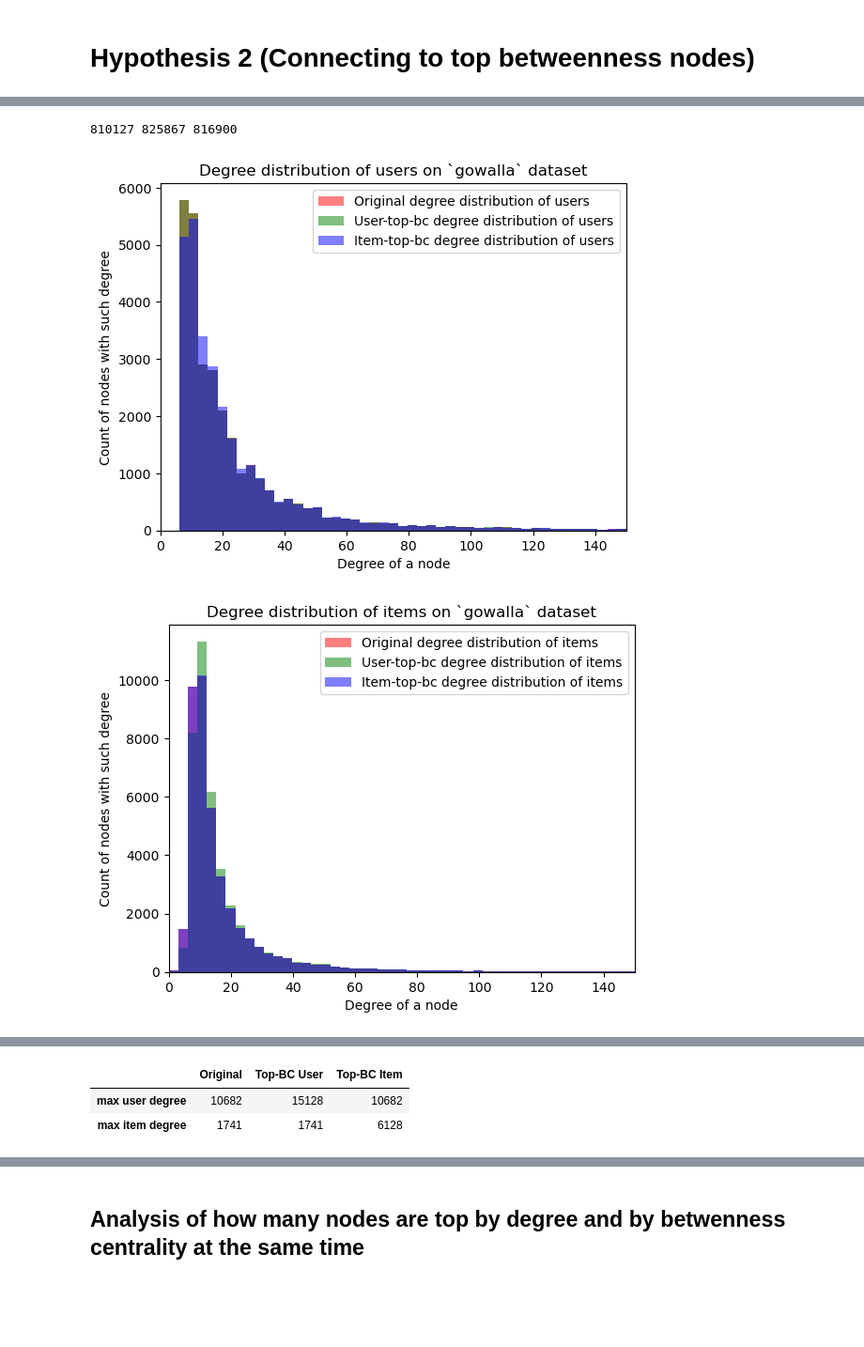
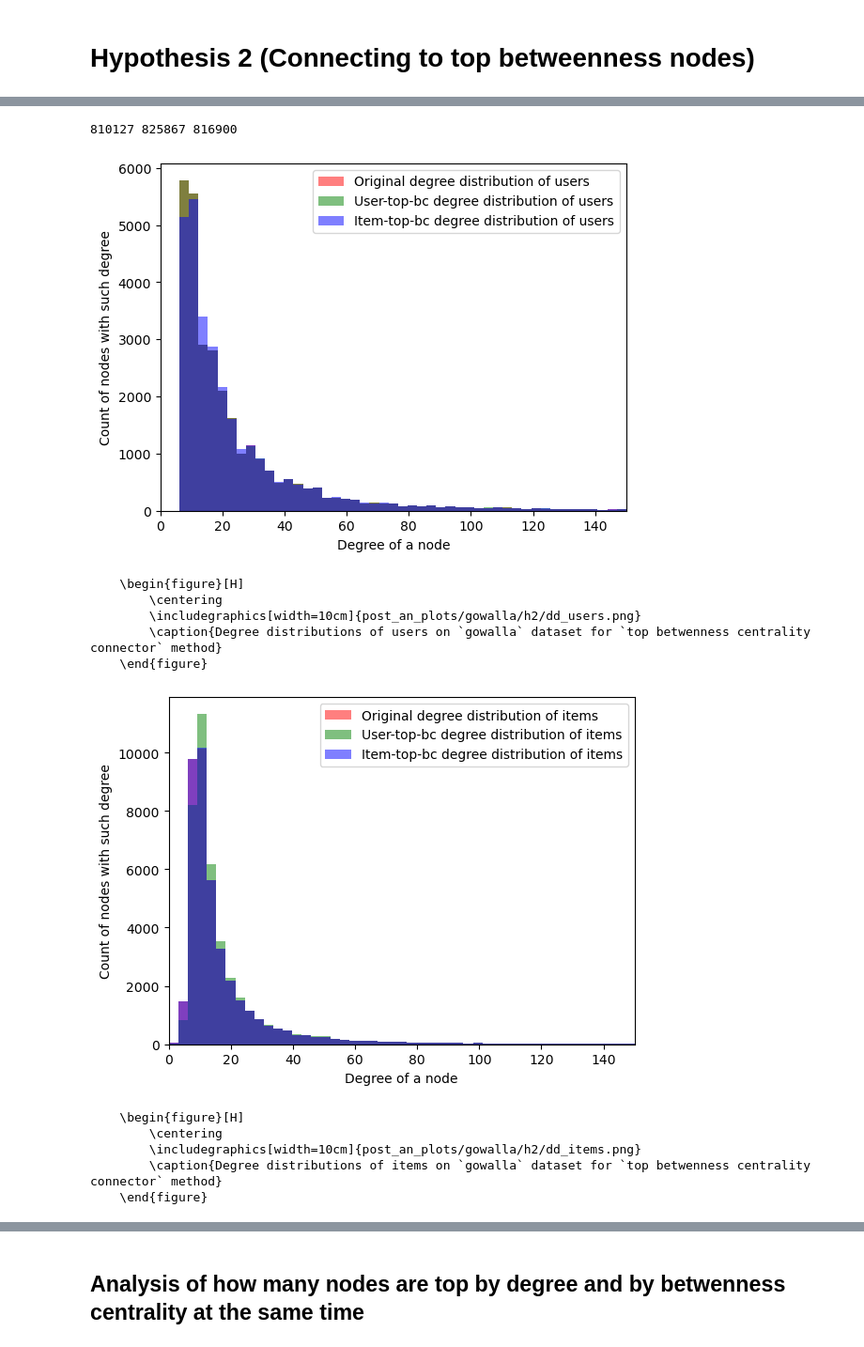
Before and after one commit to Kridr/HSE_Thesis, a Jupyter notebook: post_analysis.ipynb, the cells around one changed output, grey strips where cells are left out. Shown at 94% size. Drawn from its saved outputs; the diff is of its cells as text; code cells hidden in the pictures; blank space fills up the shorter version.

```diff
--- a/post_analysis.ipynb
+++ b/post_analysis.ipynb
@@ -52,5 +104,10 @@ def plot_degree_distributions(dataset_name, orig_distr, user_pruned_distr, item_
 # %% [markdown]
 # Hypothesis 1 (top degree pruner)
+# %%
+H1_DATASET_SUFFIX_TEMPLATE = "--{}--q=0.9"
+H1_SUFFIX = "pruned"
+H1_SAVE_FOLDER = "h1"
+H1_METHOD_NAME = "neighborhoods pruner"
 # %% [markdown]
 ## Degree distribution check
 # %%
@@ -101,13 +171,19 @@ def plot_khop_dict_distribution(
 K = 2
 for dataset_name in [GOWALLA_DATASET_NAME, YELP_2018_DATASET_NAME, AMAZON_BOOK_DATASET_NAME]:
     G_orig, _, _ = get_repaired_interactions(dataset_name)
-    G_user_pruned, _, _ = get_repaired_interactions(dataset_name + "--user--q=0.9")
-    G_item_pruned, _, _ = get_repaired_interactions(dataset_name + "--item--q=0.9")
+    G_user_pruned, _, _ = get_repaired_interactions(dataset_name + H1_DATASET_SUFFIX_TEMPLATE.format(USER_COLNAME))
+    G_item_pruned, _, _ = get_repaired_interactions(dataset_name + H1_DATASET_SUFFIX_TEMPLATE.format(ITEM_COLNAME))
 
     orig_u_khop_counts, orig_i_khop_counts = get_user_item_khop_neighbors_dicts(G_orig, k=K)
     user_pruned_u_khop_counts, user_pruned_i_khop_counts = get_user_item_khop_neighbors_dicts(G_user_pruned, k=K)
     item_pruned_u_khop_counts, item_pruned_i_khop_counts = get_user_item_khop_neighbors_dicts(G_item_pruned, k=K)
 
-    plot_khop_dict_distribution(orig_u_khop_counts, user_pruned_u_khop_counts, item_pruned_u_khop_counts, "user", k=K)
-    plot_khop_dict_distribution(orig_i_khop_counts, user_pruned_i_khop_counts, item_pruned_i_khop_counts, "item", k=K)
+    plot_k_order_neighbors_distributions(
+        dataset_name, orig_u_khop_counts, user_pruned_u_khop_counts, item_pruned_u_khop_counts,
+        USER_COLNAME, K, H1_SAVE_FOLDER, H1_METHOD_NAME, H1_SUFFIX
+    )
+    plot_k_order_neighbors_distributions(
+        dataset_name, orig_i_khop_counts, user_pruned_i_khop_counts, item_pruned_i_khop_counts,
+        ITEM_COLNAME, K, H1_SAVE_FOLDER, H1_METHOD_NAME, H1_SUFFIX
+    )
 # %% [output]
@@ -120,3 +226,8 @@ for dataset_name in [GOWALLA_DATASET_NAME, YELP_2018_DATASET_NAME, AMAZON_BOOK_D
 # %% [markdown]
 # Hypothesis 2 (Connecting to top betweenness nodes)
+# %%
+H2_DATASET_SUFFIX_TEMPLATE = "--c-bc--{}--q=0.99"
+H2_SUFFIX = "top-bc"
+H2_SAVE_FOLDER = "h2"
+H2_METHOD_NAME = "top betweenness centrality connector"
 # %% [markdown]
@@ -124,33 +235,49 @@ for dataset_name in [GOWALLA_DATASET_NAME, YELP_2018_DATASET_NAME, AMAZON_BOOK_D
 # %%
 for dataset_name in [GOWALLA_DATASET_NAME, YELP_2018_DATASET_NAME, AMAZON_BOOK_DATASET_NAME]:
     G_orig, _, _ = get_repaired_interactions(dataset_name)
-    G_user_top_bc, _, _ = get_repaired_interactions(dataset_name + "--c-bc--user--q=0.99")
-    G_item_top_bc, _, _ = get_repaired_interactions(dataset_name + "--c-bc--item--q=0.99")
+    G_user_top_bc, _, _ = get_repaired_interactions(dataset_name + H2_DATASET_SUFFIX_TEMPLATE.format(USER_COLNAME))
+    G_item_top_bc, _, _ = get_repaired_interactions(dataset_name + H2_DATASET_SUFFIX_TEMPLATE.format(ITEM_COLNAME))
 
     print(len(G_orig.edges), len(G_user_top_bc.edges), len(G_item_top_bc.edges))
 
     orig_u_distr, orig_i_distr = get_user_item_degree_distribution(G_orig)
     user_top_bc_u_distr, user_top_bc_i_distr = get_user_item_degree_distribution(G_user_top_bc)
     item_top_bc_u_distr, item_top_bc_i_distr = get_user_item_degree_distribution(G_item_top_bc)
 
-    plot_degree_distributions(dataset_name, orig_u_distr, user_top_bc_u_distr, item_top_bc_u_distr, USER_COLNAME, "top-bc")
-    plot_degree_distributions(dataset_name, orig_i_distr, user_top_bc_i_distr, item_top_bc_i_distr, ITEM_COLNAME, "top-bc")
+    plot_degree_distributions(
+        dataset_name, orig_u_distr, user_top_bc_u_distr, item_top_bc_u_distr,
+        USER_COLNAME, H2_SAVE_FOLDER, H2_METHOD_NAME, H2_SUFFIX
+    )
+    plot_degree_distributions(
+        dataset_name, orig_i_distr, user_top_bc_i_distr, item_top_bc_i_distr,
+        ITEM_COLNAME, H2_SAVE_FOLDER, H2_METHOD_NAME, H2_SUFFIX
+    )
 
     df_max = pd.DataFrame.from_dict(
         {
             "max user degree": [orig_u_distr.max(), user_top_bc_u_distr.max(), item_top_bc_u_distr.max()],
             "max item degree": [orig_i_distr.max(), user_top_bc_i_distr.max(), item_top_bc_i_distr.max()]
         },
         orient="index",
         columns=["Original", "Top-BC User", "Top-BC Item"],
     )
 
     display(df_max)
     print(df_table_to_latex(df_max, caption="Max degrees among datasets"))
 # %% [output]
 810127 825867 816900
-[figure, old version]
+[figure, new version]
+    \begin{figure}[H]
+        \centering
+        \includegraphics[width=10cm]{post_an_plots/gowalla/h2/dd_users.png}
+        \caption{Degree distributions of users on `gowalla` dataset for `top betwenness centrality connector` method}
+    \end{figure}
-[figure, old version]
+[figure, new version]
+    \begin{figure}[H]
+        \centering
+        \includegraphics[width=10cm]{post_an_plots/gowalla/h2/dd_items.png}
+        \caption{Degree distributions of items on `gowalla` dataset for `top betwenness centrality connector` method}
+    \end{figure}
 |  | Original | Top-BC User | Top-BC Item |
 | max user degree | 811 | 9239 | 811 |
 | max item degree | 1415 | 1415 | 3594 |
@@ -190,3 +311,0 @@ max item degree & 1258 & 1258 & 4900 \\
-|  | Original | Top-BC User | Top-BC Item |
-| max user degree | 10682 | 15128 | 10682 |
-| max item degree | 1741 | 1741 | 6128 |
```
Also changed, not shown: parts of 20 cells of this notebook.
